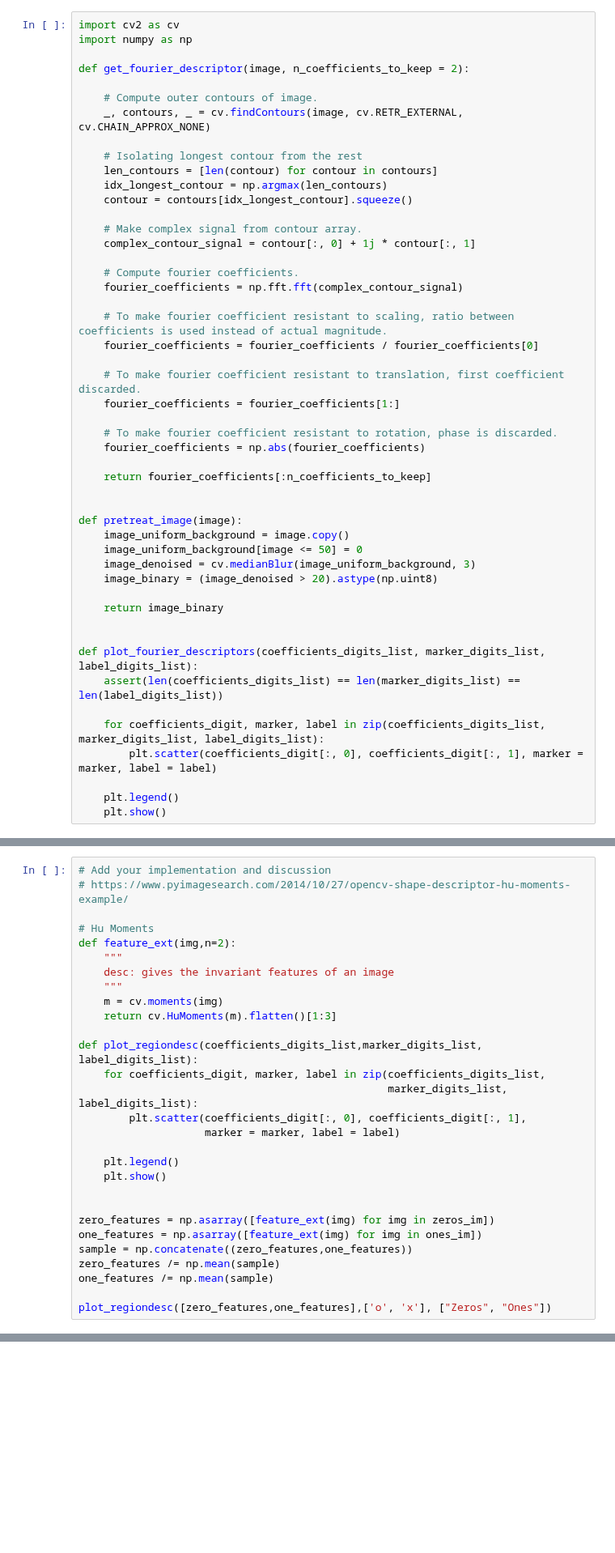
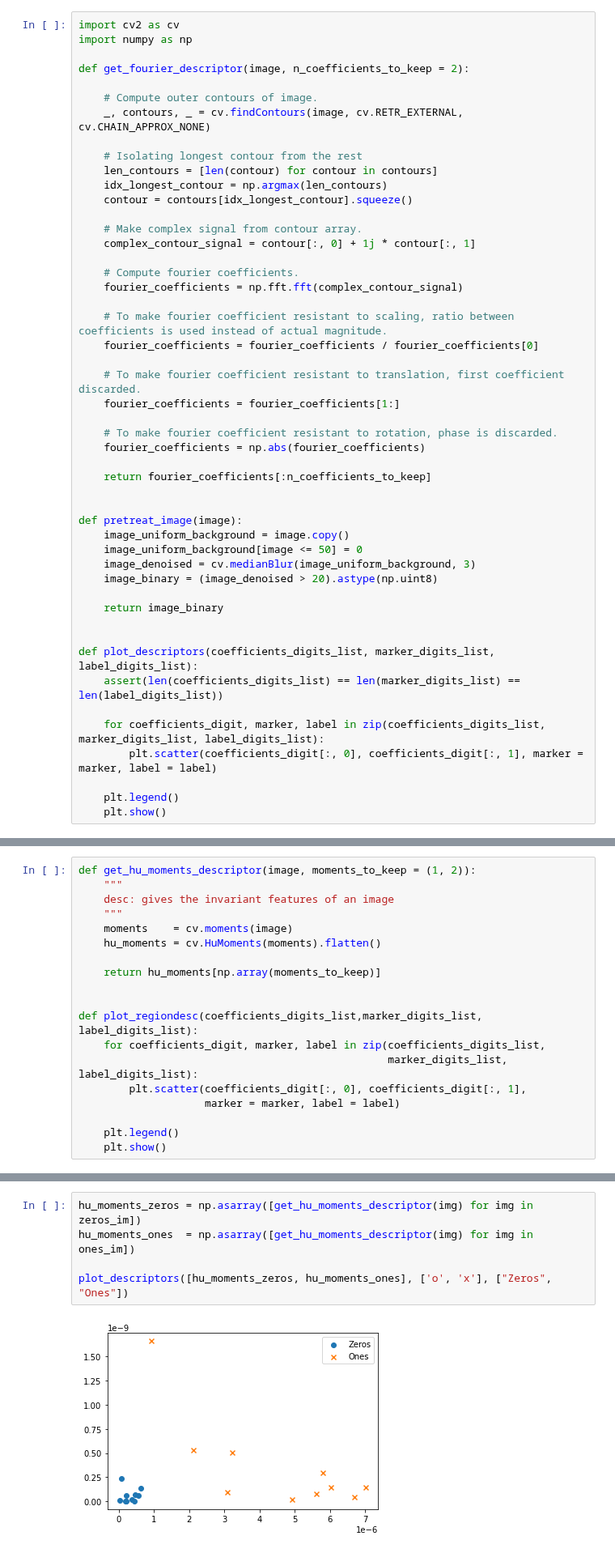
Before and after one commit to Andrea-Oliveri/Image-Processing-Assignements, a Jupyter notebook: Labs/lab_02_object_description.ipynb, the cells around one changed output, grey strips where cells are left out. Shown at 81% size. Cells and saved outputs as stored; diff of their text form; blank space fills up the shorter version.

```diff
--- a/Labs/lab_02_object_description.ipynb
+++ b/Labs/lab_02_object_description.ipynb
@@ -132,7 +132,7 @@ def pretreat_image(image):
     return image_binary
 
 
-def plot_fourier_descriptors(coefficients_digits_list, marker_digits_list, label_digits_list):
+def plot_descriptors(coefficients_digits_list, marker_digits_list, label_digits_list):
     assert(len(coefficients_digits_list) == len(marker_digits_list) == len(label_digits_list))
 
     for coefficients_digit, marker, label in zip(coefficients_digits_list, marker_digits_list, label_digits_list):
@@ -398,16 +356,15 @@ Average over all images of variance across all scalings:
 # %% [markdown]
 <i>We did no pre-processing yet, we will see what to do later.<i/>
 # %%
-# Add your implementation and discussion
-# https://www.pyimagesearch.com/2014/10/27/opencv-shape-descriptor-hu-moments-example/
-
-# Hu Moments
-def feature_ext(img,n=2):
+def get_hu_moments_descriptor(image, moments_to_keep = (1, 2)):
     """
     desc: gives the invariant features of an image
     """
-    m = cv.moments(img)
-    return cv.HuMoments(m).flatten()[1:3]
+    moments    = cv.moments(image)
+    hu_moments = cv.HuMoments(moments).flatten()
+
+    return hu_moments[np.array(moments_to_keep)]
+
 
 def plot_regiondesc(coefficients_digits_list,marker_digits_list, label_digits_list):
     for coefficients_digit, marker, label in zip(coefficients_digits_list,
@@ -417,12 +374,3 @@ def plot_regiondesc(coefficients_digits_list,marker_digits_list, label_digits_li
 
     plt.legend()
     plt.show()
-
-
-zero_features = np.asarray([feature_ext(img) for img in zeros_im])
-one_features = np.asarray([feature_ext(img) for img in ones_im])
-sample = np.concatenate((zero_features,one_features))
-zero_features /= np.mean(sample)
-one_features /= np.mean(sample)
-
-plot_regiondesc([zero_features,one_features],['o', 'x'], ["Zeros", "Ones"])
@@ -431,2 +377,9 @@ plot_regiondesc([zero_features,one_features],['o', 'x'], ["Zeros", "Ones"])
+# %%
+hu_moments_zeros = np.asarray([get_hu_moments_descriptor(img) for img in zeros_im])
+hu_moments_ones  = np.asarray([get_hu_moments_descriptor(img) for img in ones_im])
+
+plot_descriptors([hu_moments_zeros, hu_moments_ones], ['o', 'x'], ["Zeros", "Ones"])
+# %% [output]
+[figure, added]
 # %% [markdown]
 <b> Invariance</b>
```
Also changed, not shown: parts of 14 cells of this notebook.
